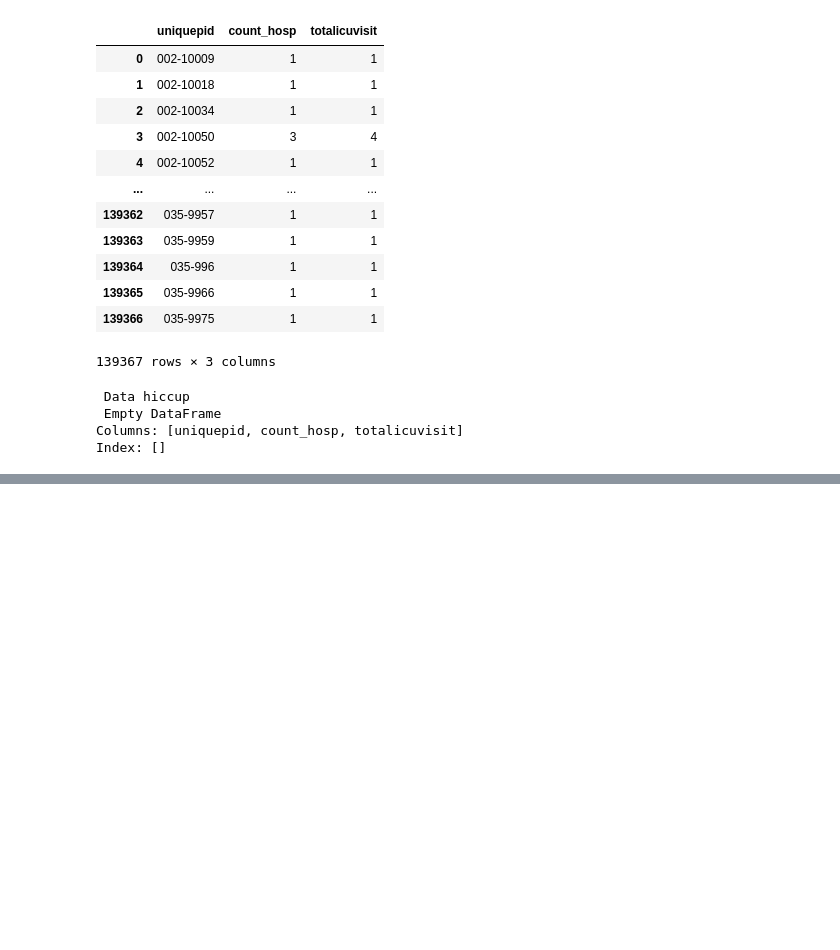
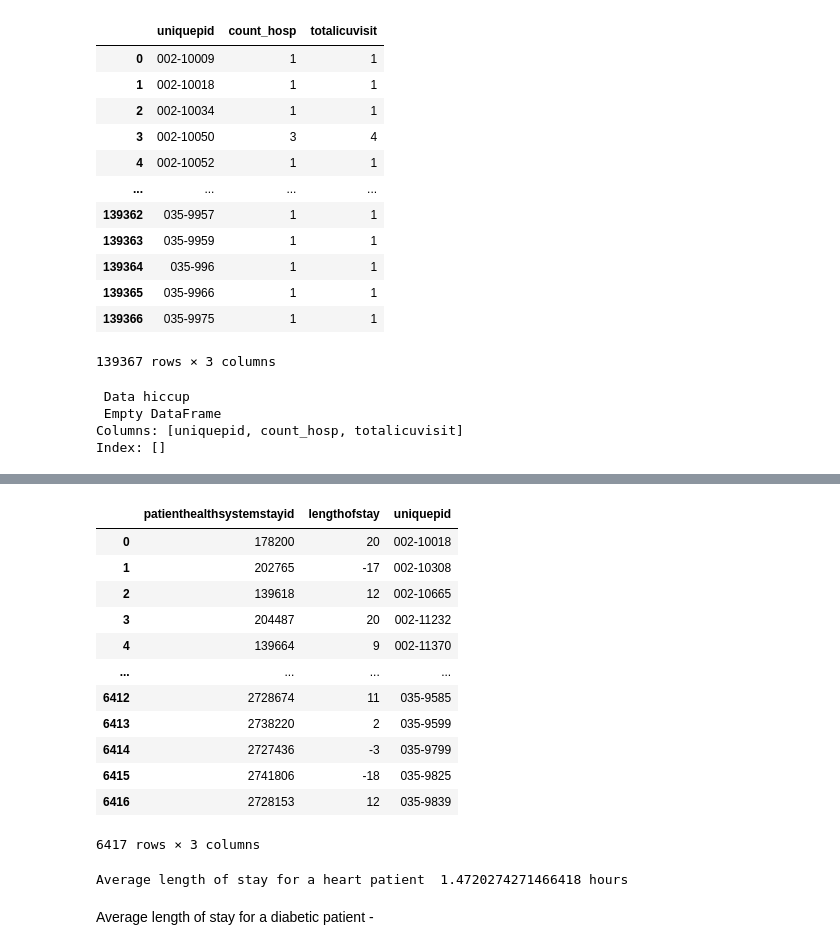
Before and after one commit to sumaiya08/clinical-decision-support, a Jupyter notebook: EDA.ipynb, the cells around one changed output, grey strips where cells are left out. Drawn from its saved outputs; the diff is of its cells as text; code cells hidden in the pictures; blank space fills up the shorter version.

```diff
--- a/EDA.ipynb
+++ b/EDA.ipynb
@@ -273,0 +309,22 @@ Index: []
+# %%
+stay_heart
+# %% [output]
+|  | patienthealthsystemstayid | lengthofstay | uniquepid |
+| 0 | 178200 | 20 | 002-10018 |
+| 1 | 202765 | -17 | 002-10308 |
+| 2 | 139618 | 12 | 002-10665 |
+| 3 | 204487 | 20 | 002-11232 |
+| 4 | 139664 | 9 | 002-11370 |
+| ... | ... | ... | ... |
+| 6412 | 2728674 | 11 | 035-9585 |
+| 6413 | 2738220 | 2 | 035-9599 |
+| 6414 | 2727436 | -3 | 035-9799 |
+| 6415 | 2741806 | -18 | 035-9825 |
+| 6416 | 2728153 | 12 | 035-9839 |
+6417 rows × 3 columns
+# %%
+print('Average length of stay for a heart patient ',stay_heart['lengthofstay'].mean(),'hours')
+# %% [output]
+Average length of stay for a heart patient  1.4720274271466418 hours
+# %% [markdown]
+Average length of stay for a diabetic patient -
```
Also changed, not shown: parts of 9 cells of this notebook.
